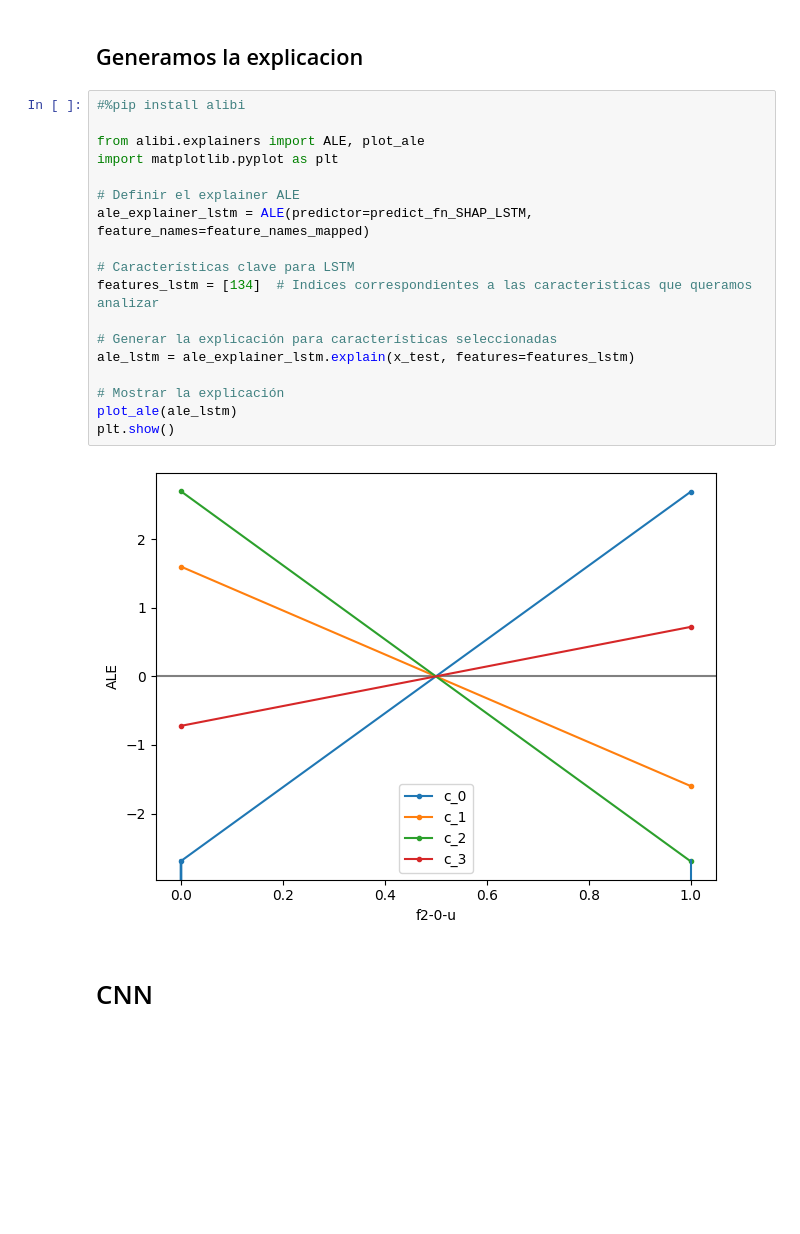
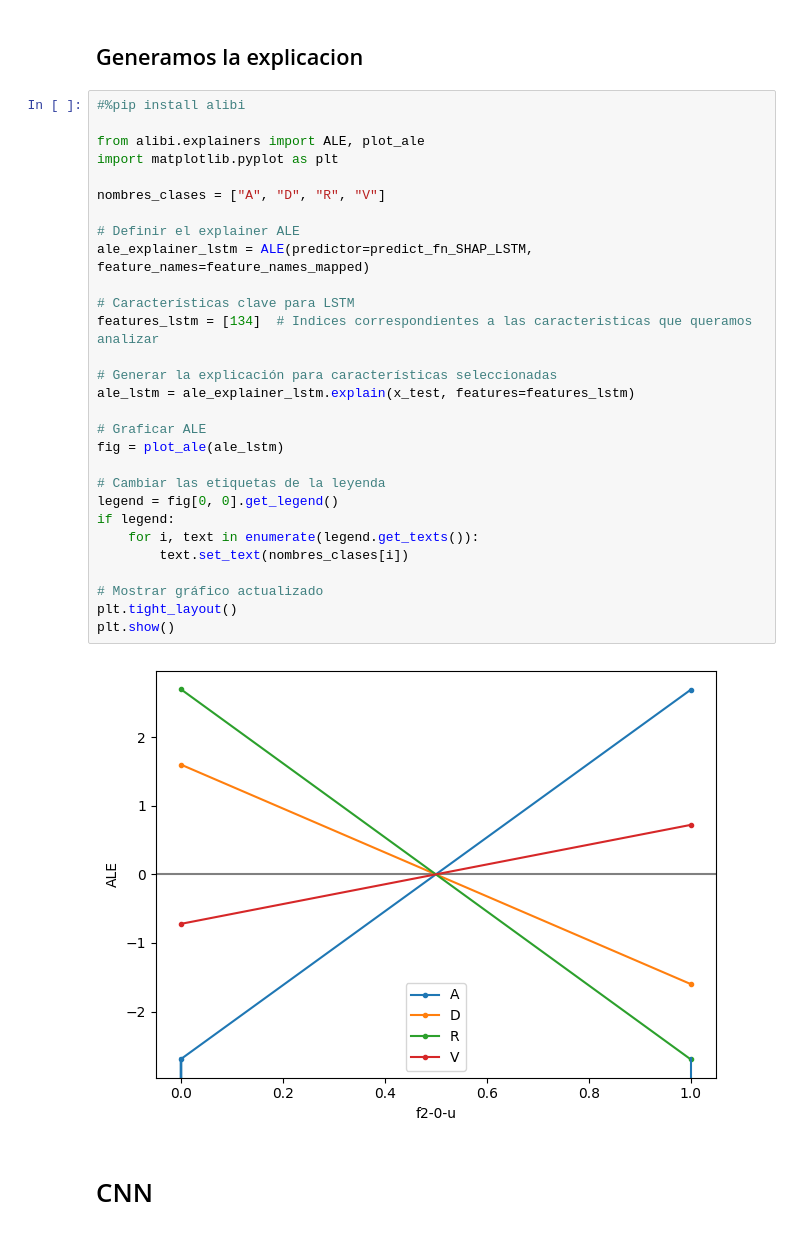
Before and after one commit to FranciscoMorenoB/TFG-XAI-CONCURRENCIA, a Jupyter notebook: Notebooks-Modificados/ALE.ipynb, the cells around one changed output. Drawn from its saved outputs; the diff is of its cells as text; blank space fills up the shorter version.

```diff
--- a/Notebooks-Modificados/ALE.ipynb
+++ b/Notebooks-Modificados/ALE.ipynb
@@ -95,23 +95,34 @@ for i in range(384):
 # %%
 #%pip install alibi
 
 from alibi.explainers import ALE, plot_ale
 import matplotlib.pyplot as plt
+
+nombres_clases = ["A", "D", "R", "V"]
 
 # Definir el explainer ALE
 ale_explainer_lstm = ALE(predictor=predict_fn_SHAP_LSTM, feature_names=feature_names_mapped)
 
 # Características clave para LSTM
 features_lstm = [134]  # Indices correspondientes a las caracteristicas que queramos analizar
 
 # Generar la explicación para características seleccionadas
 ale_lstm = ale_explainer_lstm.explain(x_test, features=features_lstm)
 
-# Mostrar la explicación
-plot_ale(ale_lstm)
+# Graficar ALE
+fig = plot_ale(ale_lstm)
+
+# Cambiar las etiquetas de la leyenda
+legend = fig[0, 0].get_legend()
+if legend:
+    for i, text in enumerate(legend.get_texts()):
+        text.set_text(nombres_clases[i])
+
+# Mostrar gráfico actualizado
+plt.tight_layout()
 plt.show()
 # %% [output]
-[figure, old version]
+[figure, new version]
 # %% [markdown]
 # CNN
 # %% [markdown]
```
Also changed, not shown: parts of 1 cell of this notebook.
